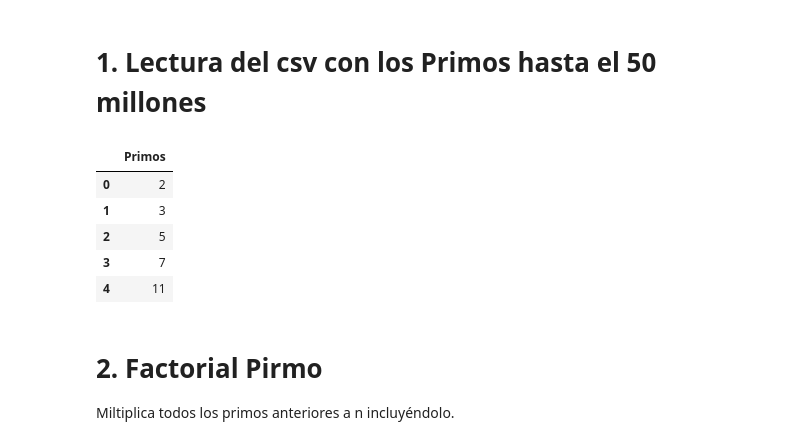
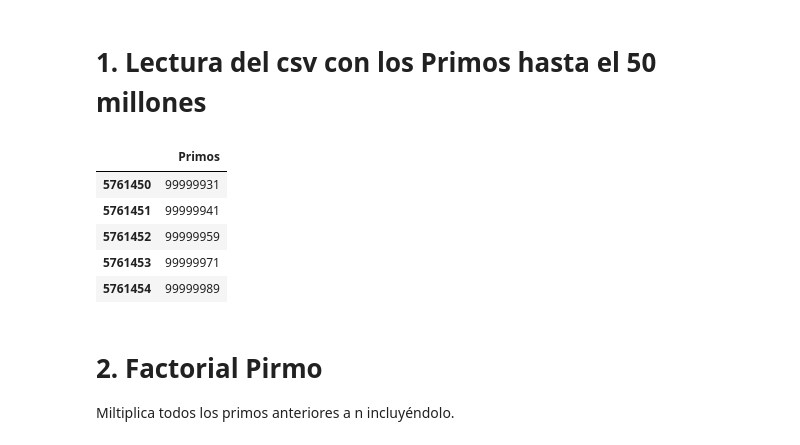
Before and after one commit to edgaracosta888/Proyectos_de_Matematicas, a Jupyter notebook: Numeros_Primos/Aplicaciones.ipynb, the cells around one changed output. Saved outputs shown, nothing was run; the diff lists cells and outputs as text; code cells hidden in the pictures.

Commit message:
Optimización de Prime (primos hasta 100M en CSV) y adición de pruebas de series en Aplicaciones

```diff
--- a/Numeros_Primos/Aplicaciones.ipynb
+++ b/Numeros_Primos/Aplicaciones.ipynb
@@ -15,14 +15,14 @@ import math
 # 1. Lectura del csv con los Primos hasta el 50 millones
 # %%
 df_primos = pd.read_csv('primos.csv')
-df_primos.head()
+df_primos.tail()
 # %% [output]
 |  | Primos |
-| 0 | 2 |
-| 1 | 3 |
-| 2 | 5 |
-| 3 | 7 |
-| 4 | 11 |
+| 5761450 | 99999931 |
+| 5761451 | 99999941 |
+| 5761452 | 99999959 |
+| 5761453 | 99999971 |
+| 5761454 | 99999989 |
 # %% [markdown]
 #  2. Factorial Pirmo
 Miltiplica todos los primos anteriores a n incluyéndolo.
```
Also changed, not shown: parts of 7 cells of this notebook, 2 other files.
